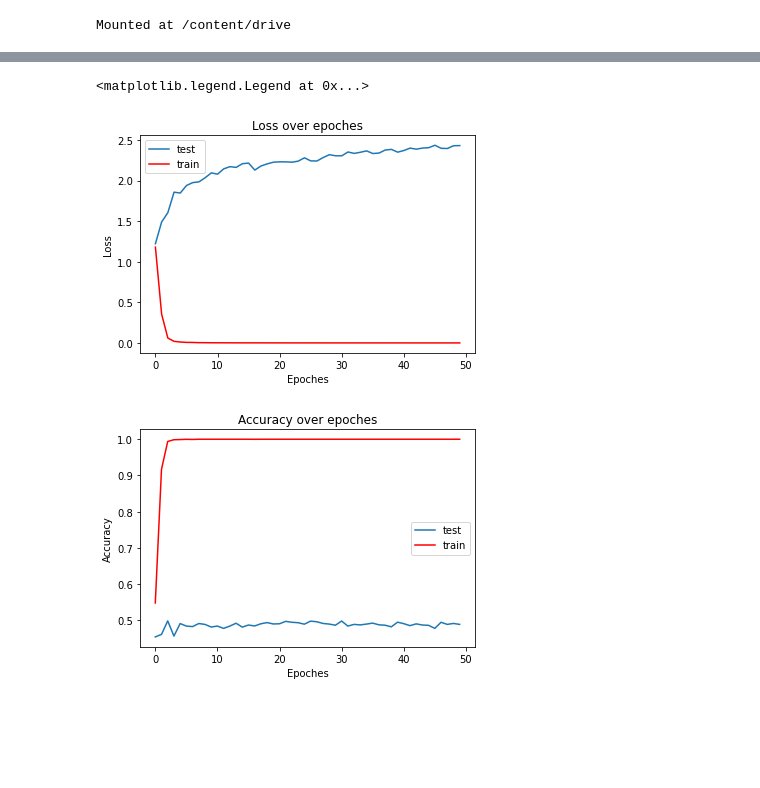
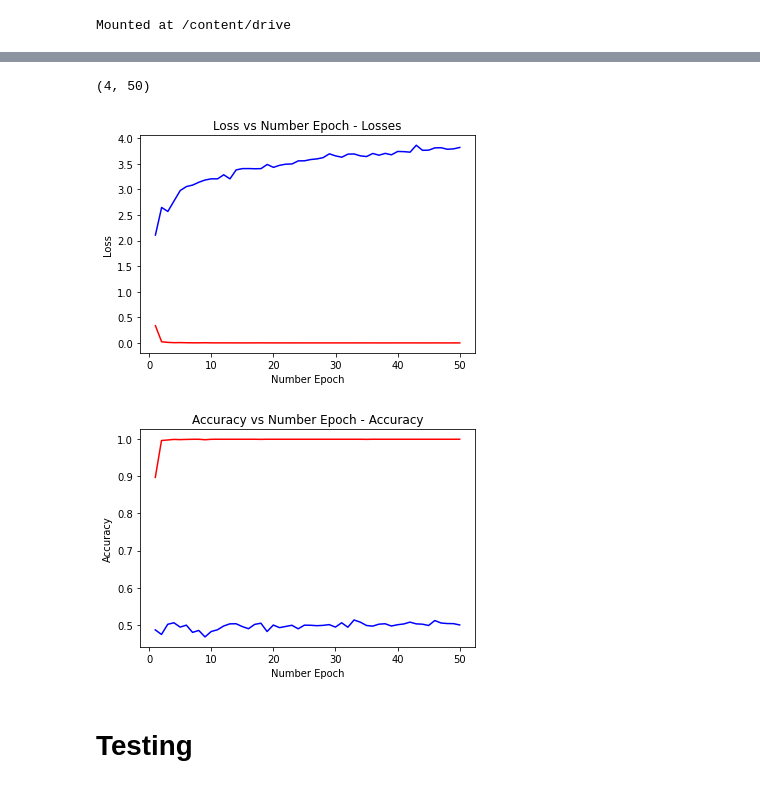
Before and after one commit to JordanFoss/STAT3007_Project, a Jupyter notebook: CNN_RGB_LSTM_Training_Testing.ipynb, the cells around one changed output, grey strips where cells are left out. Saved outputs shown, nothing was run; the diff lists cells and outputs as text; code cells hidden in the pictures; blank space fills up the shorter version.

Commit message:
Changed the models in the training_testing files

```diff
--- a/CNN_RGB_LSTM_Training_Testing.ipynb
+++ b/CNN_RGB_LSTM_Training_Testing.ipynb
@@ -87,12 +109,0 @@ data_train, data_test = wrapper_train, wrapper_test
-# %%
-# hyperparameters:
-nepoch = 50
-lr = 0.01
-momentum = 0.2
-optimiser = 'SGD'
-loss = nn.CrossEntropyLoss()
-
-torch.manual_seed(69)
-CNN = ConvNet_RGB(channels = 3)
-conv_LSTM = LRCN(CNN)
-trained_net,avg_loss, avg_acc, test_loss, test_acc = train_model(data_train, data_test, conv_LSTM, loss, nepoch=nepoch, momentum = momentum ,batch_size = 10,lr = lr, use_cuda = True, print_output = False, optimiser = optimiser)
@@ -111,25 +244,7 @@ confusion = sklearn.metrics.confusion_matrix(y_test.detach().numpy(), y_pred)
 thing = sklearn.metrics.ConfusionMatrixDisplay(confusion, display_labels=labels)
 thing.plot(values_format='.5g')
-# %%
-#Create the Loss and accuracy graphs
-epoches = [i for i in range(nepoch)]
-
-fig = plt.figure()
-plt.plot(epoches,test_loss, label = 'test')
-plt.plot(epoches,avg_loss, label = 'train', color = 'r')
-plt.title('Loss over epoches')
-plt.xlabel('Epoches')
-plt.ylabel('Loss')
-plt.legend()
-
-fig = plt.figure()
-plt.plot(epoches,test_acc, label = 'test')
-plt.plot(epoches,avg_acc, label = 'train', color = 'r')
-plt.title('Accuracy over epoches')
-plt.xlabel('Epoches')
-plt.ylabel('Accuracy')
-plt.legend()
-# %% [output]
-<matplotlib.legend.Legend at 0x...>
-[figure, removed]
-[figure, removed]
+# %%
+results = np.array([avg_loss, test_loss, avg_acc, test_acc])
+results.shape
+# %% [output]
+(4, 50)
@@ -135,0 +253,18 @@ plt.legend()
+# %%
+plt.plot([x for x in range(1,nepoch+1)], avg_loss, 'r', [x for x in range(1,nepoch+1)], test_loss, 'b')
+plt.xlabel("Number Epoch")
+plt.ylabel("Loss")
+plt.title("Loss vs Number Epoch - Losses")
+plt.show()
+# %% [output]
+[figure, added]
+# %%
+plt.plot([x for x in range(1,nepoch+1)], avg_acc, 'r', [x for x in range(1,nepoch+1)], test_acc, 'b')
+plt.xlabel("Number Epoch")
+plt.ylabel("Accuracy")
+plt.title("Accuracy vs Number Epoch - Accuracy")
+plt.show()
+# %% [output]
+[figure, added]
+# %% [markdown]
+# Testing
```
Also changed, not shown: parts of 25 cells of this notebook, 1 other file.
